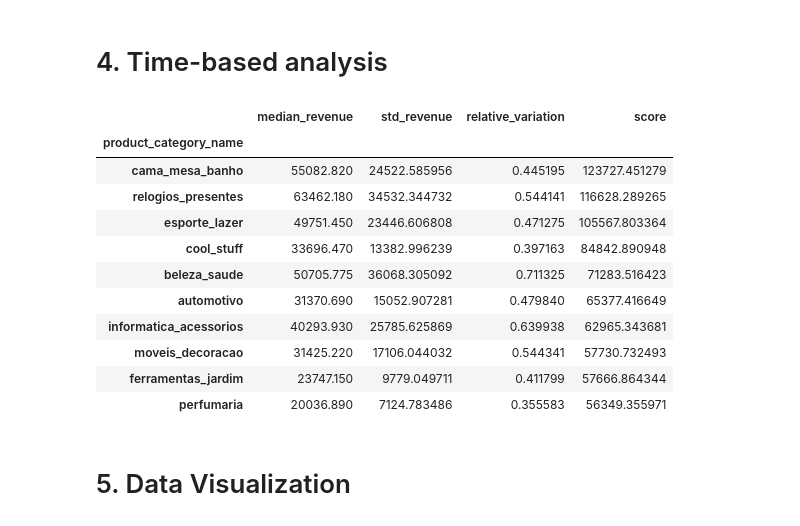
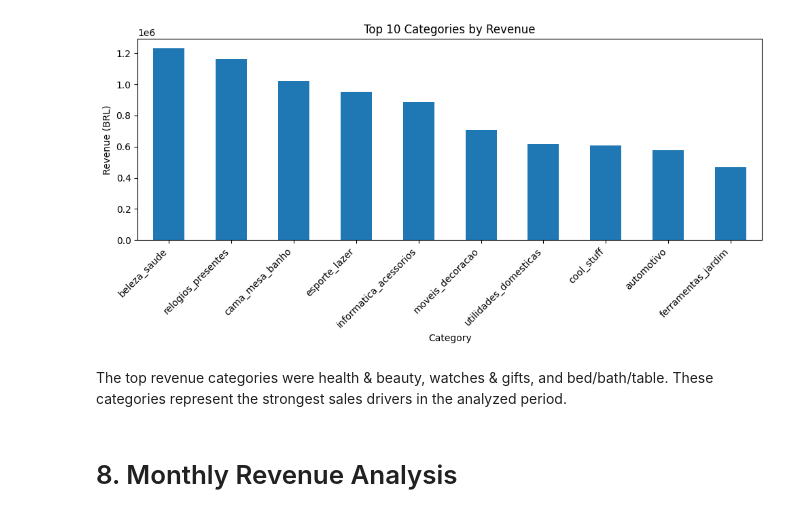
Before and after one commit to LopesHPedro/olist-data-analysis, a Jupyter notebook: sales_analysis.ipynb, the cells around one changed output. Cells and saved outputs as stored; diff of their text form; code cells hidden in the pictures.

```diff
--- a/sales_analysis.ipynb
+++ b/sales_analysis.ipynb
@@ -55,6 +161,11 @@ memory usage: 19.8 MB
 # %%
-top_products = df.groupby('product_category_name')['revenue'].sum().sort_values(ascending=False).head(10)
-# Identifying the top 10 products that generated the most revenue
-top_products
+top_categories = (
+    df.groupby('product_category_name')['revenue']
+    .sum()
+    .sort_values(ascending=False)
+    .head(10)
+)
+
+top_categories
 # %% [output]
 product_category_name
@@ -71,42 +182,16 @@ ferramentas_jardim         485256.46
 Name: revenue, dtype: float64
-# %% [markdown]
-# 4. Time-based analysis
-# %%
-# Identify categories with strong and consistent monthly revenue
-
-df['order_purchase_timestamp'] = pd.to_datetime(df['order_purchase_timestamp'])
-df['month'] = df['order_purchase_timestamp'].dt.to_period('M')
-
-monthly = df.groupby(['product_category_name', 'month'])['revenue'].sum()
-
-median = monthly.groupby('product_category_name').median()
-std = monthly.groupby('product_category_name').std()
-rv = std / median
-
-result = pd.DataFrame({
-    'median_revenue': median,
-    'std_revenue': std,
-    'relative_variation': rv
-})
-
-result['score'] = result['median_revenue'] / result['relative_variation']
-
-top = result.sort_values(by='score', ascending=False).head(10)
-
-top
-# %% [output]
-|  | median_revenue | std_revenue | relative_variation | score |
-| product_category_name |  |  |  |  |
-| cama_mesa_banho | 55082.820 | 24522.585956 | 0.445195 | 123727.451279 |
-| relogios_presentes | 63462.180 | 34532.344732 | 0.544141 | 116628.289265 |
-| esporte_lazer | 49751.450 | 23446.606808 | 0.471275 | 105567.803364 |
-| cool_stuff | 33696.470 | 13382.996239 | 0.397163 | 84842.890948 |
-| beleza_saude | 50705.775 | 36068.305092 | 0.711325 | 71283.516423 |
-| automotivo | 31370.690 | 15052.907281 | 0.479840 | 65377.416649 |
-| informatica_acessorios | 40293.930 | 25785.625869 | 0.639938 | 62965.343681 |
-| moveis_decoracao | 31425.220 | 17106.044032 | 0.544341 | 57730.732493 |
-| ferramentas_jardim | 23747.150 | 9779.049711 | 0.411799 | 57666.864344 |
-| perfumaria | 20036.890 | 7124.783486 | 0.355583 | 56349.355971 |
-# %% [markdown]
-
-# 5. Data Visualization
+# %%
+top_categories.plot(kind='bar', figsize=(10,5))
+
+plt.title('Top 10 Categories by Revenue')
+plt.xlabel('Category')
+plt.ylabel('Revenue (BRL)')
+plt.xticks(rotation=45, ha='right')
+plt.tight_layout()
+plt.show()
+# %% [output]
+[figure, added]
+# %% [markdown]
+The top revenue categories were health & beauty, watches & gifts, and bed/bath/table. These categories represent the strongest sales drivers in the analyzed period.
+# %% [markdown]
+# 8. Monthly Revenue Analysis
```
Also changed, not shown: parts of 51 cells of this notebook.
